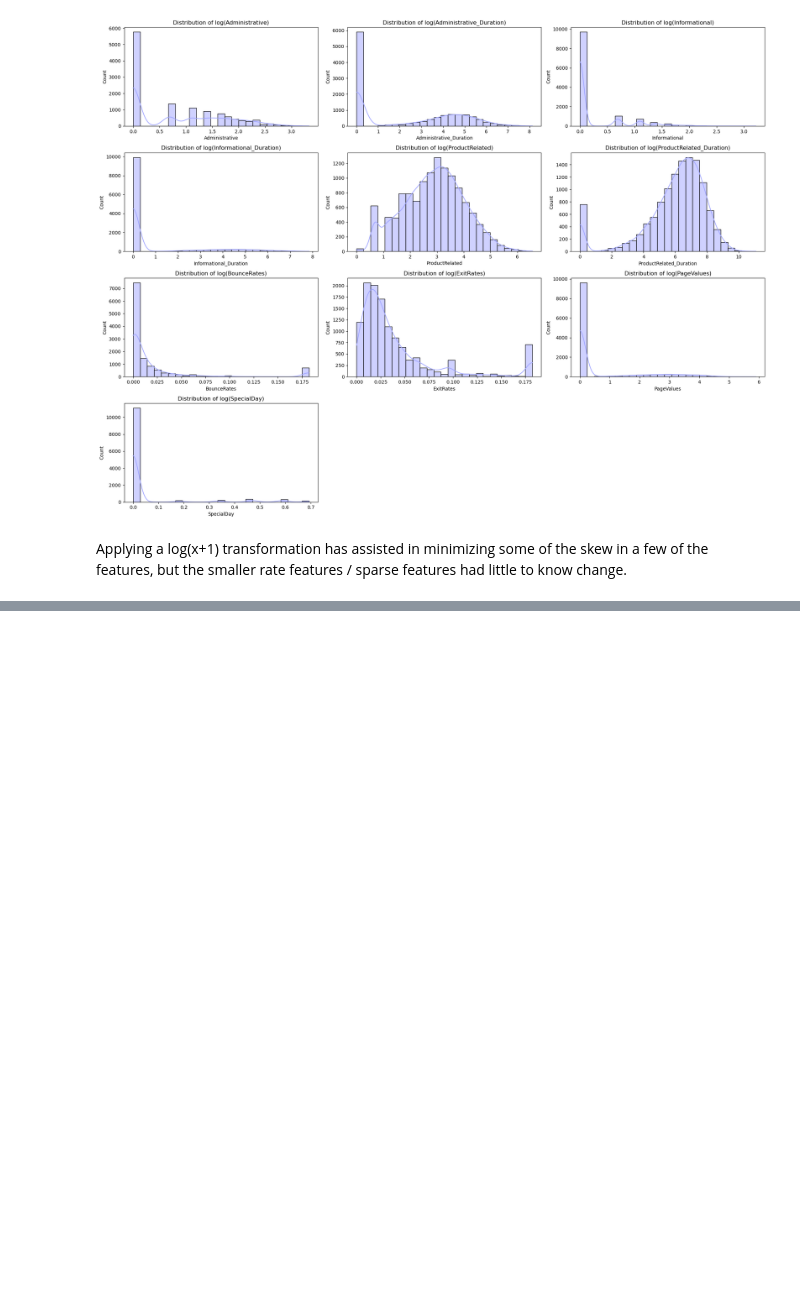
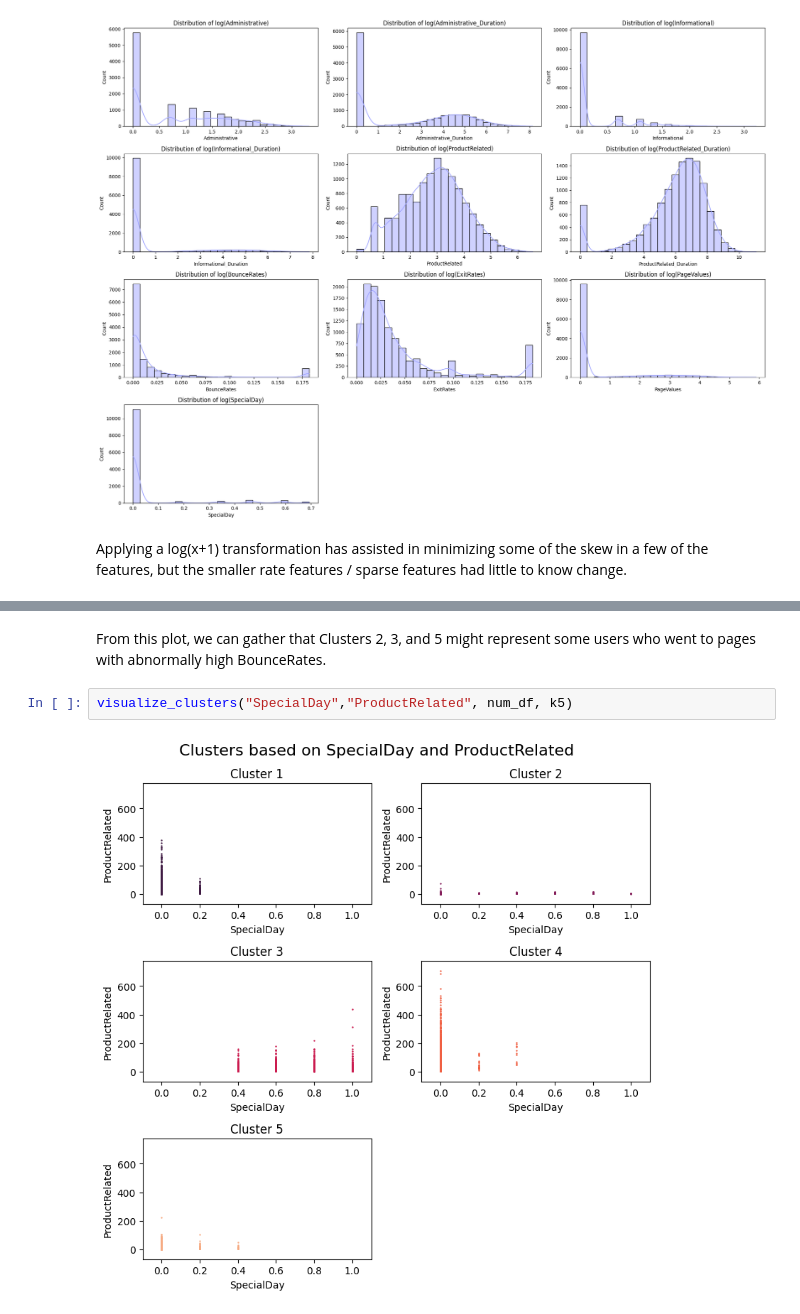
Before and after one commit to jacksonSmall/Shopper-Behavior-Analysis, a Jupyter notebook: EDA_2.ipynb, the cells around one changed output, grey strips where cells are left out. Drawn from its saved outputs; the diff is of its cells as text; blank space fills up the shorter version.

```diff
--- a/EDA_2.ipynb
+++ b/EDA_2.ipynb
@@ -325,0 +364,6 @@ ValueError: numpy.dtype size changed, may indicate binary incompatibility. Expec
+# %% [markdown]
+From this plot, we can gather that Clusters 2, 3, and 5 might represent some users who went to pages with abnormally high BounceRates.
+# %%
+visualize_clusters("SpecialDay","ProductRelated", num_df, k5)
+# %% [output]
+[figure, added]
```
Also changed, not shown: parts of 18 cells of this notebook.
